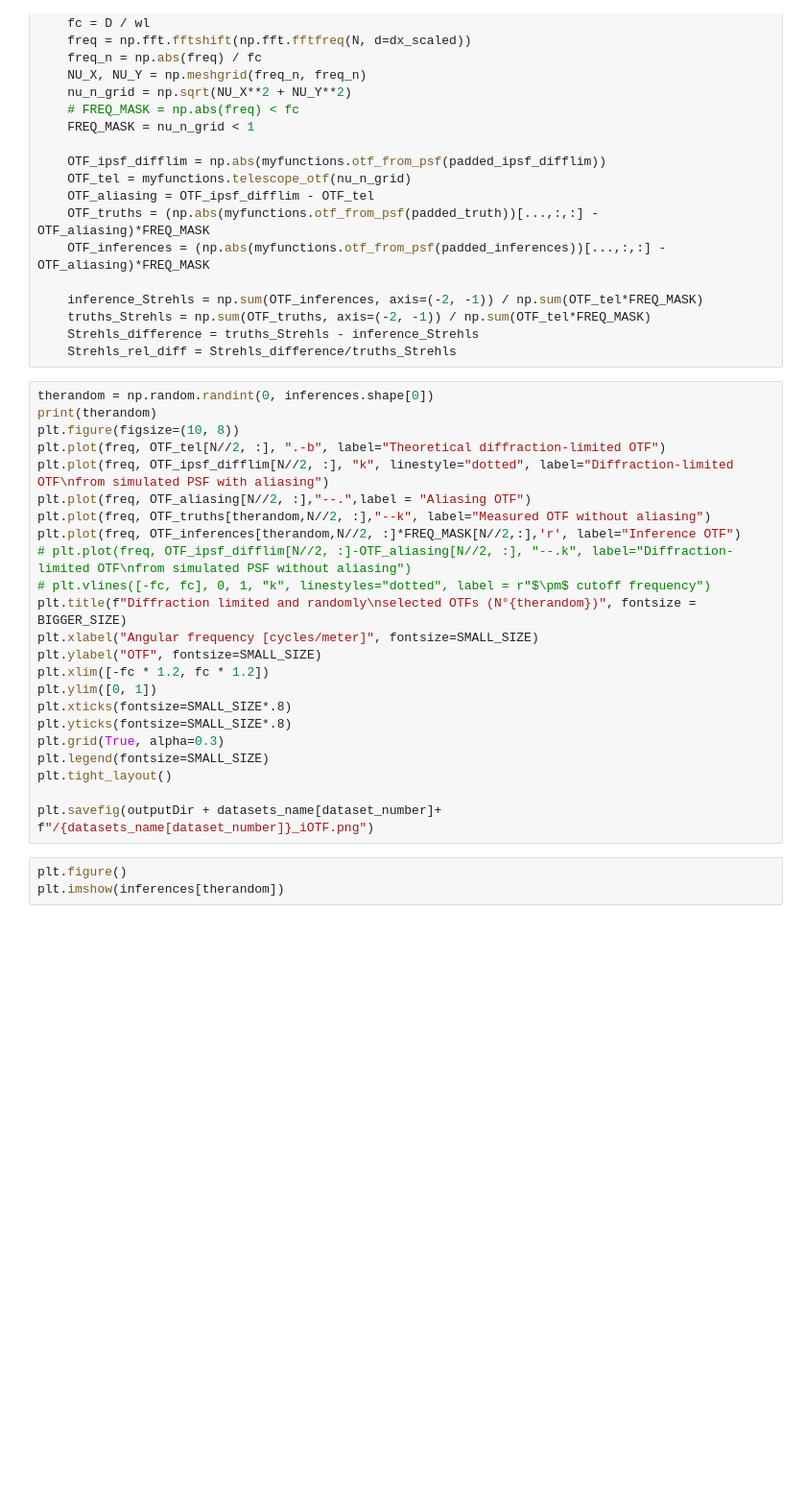
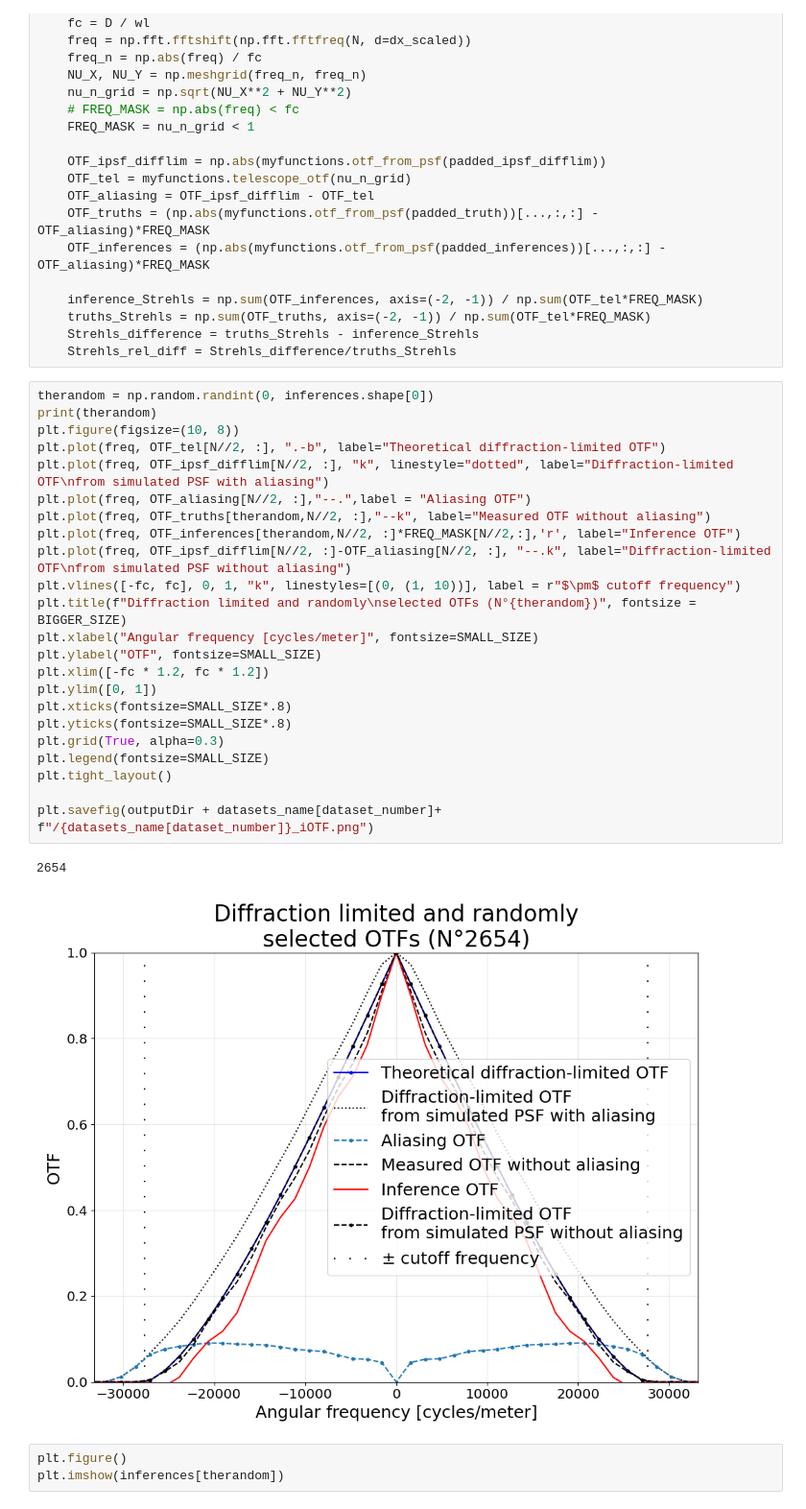
Before and after one commit to HumbertDominique/PSF-R-ML, a Jupyter notebook: postprocessing.ipynb, the cells around one changed output. Shown at 96% size. Cells and saved outputs as stored; diff of their text form; blank space fills up the shorter version.

```diff
--- a/postprocessing.ipynb
+++ b/postprocessing.ipynb
@@ -109,26 +109,29 @@ for dataset_number in range(dataset_numbers):
 # %%
 therandom = np.random.randint(0, inferences.shape[0])
 print(therandom)
 plt.figure(figsize=(10, 8))
 plt.plot(freq, OTF_tel[N//2, :], ".-b", label="Theoretical diffraction-limited OTF")
 plt.plot(freq, OTF_ipsf_difflim[N//2, :], "k", linestyle="dotted", label="Diffraction-limited OTF\nfrom simulated PSF with aliasing")
 plt.plot(freq, OTF_aliasing[N//2, :],"--.",label = "Aliasing OTF")
 plt.plot(freq, OTF_truths[therandom,N//2, :],"--k", label="Measured OTF without aliasing")
 plt.plot(freq, OTF_inferences[therandom,N//2, :]*FREQ_MASK[N//2,:],'r', label="Inference OTF")
-# plt.plot(freq, OTF_ipsf_difflim[N//2, :]-OTF_aliasing[N//2, :], "--.k", label="Diffraction-limited OTF\nfrom simulated PSF without aliasing")
-# plt.vlines([-fc, fc], 0, 1, "k", linestyles="dotted", label = r"$\pm$ cutoff frequency")
+plt.plot(freq, OTF_ipsf_difflim[N//2, :]-OTF_aliasing[N//2, :], "--.k", label="Diffraction-limited OTF\nfrom simulated PSF without aliasing")
+plt.vlines([-fc, fc], 0, 1, "k", linestyles=[(0, (1, 10))], label = r"$\pm$ cutoff frequency")
 plt.title(f"Diffraction limited and randomly\nselected OTFs (N°{therandom})", fontsize = BIGGER_SIZE)
 plt.xlabel("Angular frequency [cycles/meter]", fontsize=SMALL_SIZE)
 plt.ylabel("OTF", fontsize=SMALL_SIZE)
 plt.xlim([-fc * 1.2, fc * 1.2])
 plt.ylim([0, 1])
 plt.xticks(fontsize=SMALL_SIZE*.8)
 plt.yticks(fontsize=SMALL_SIZE*.8)
 plt.grid(True, alpha=0.3)
 plt.legend(fontsize=SMALL_SIZE)
 plt.tight_layout()
 
 plt.savefig(outputDir + datasets_name[dataset_number]+ f"/{datasets_name[dataset_number]}_iOTF.png")
+# %% [output]
+2654
+[figure, added]
 # %%
 plt.figure()
 plt.imshow(inferences[therandom])
```
Also changed, not shown: parts of 3 cells of this notebook, 3 other files.
